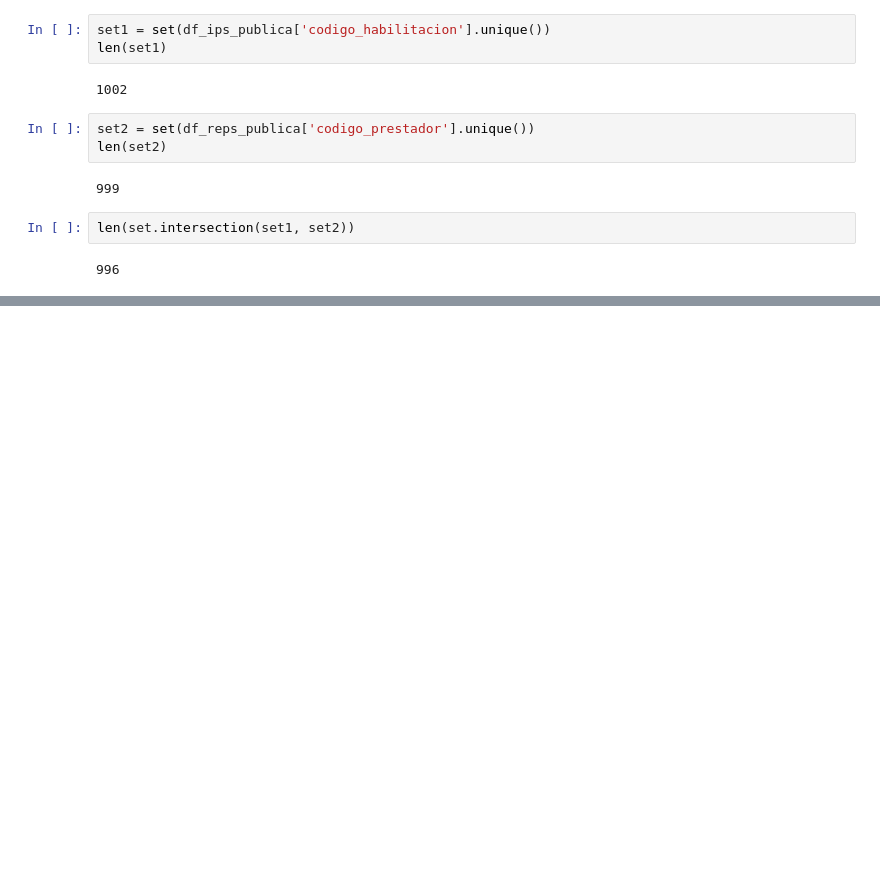
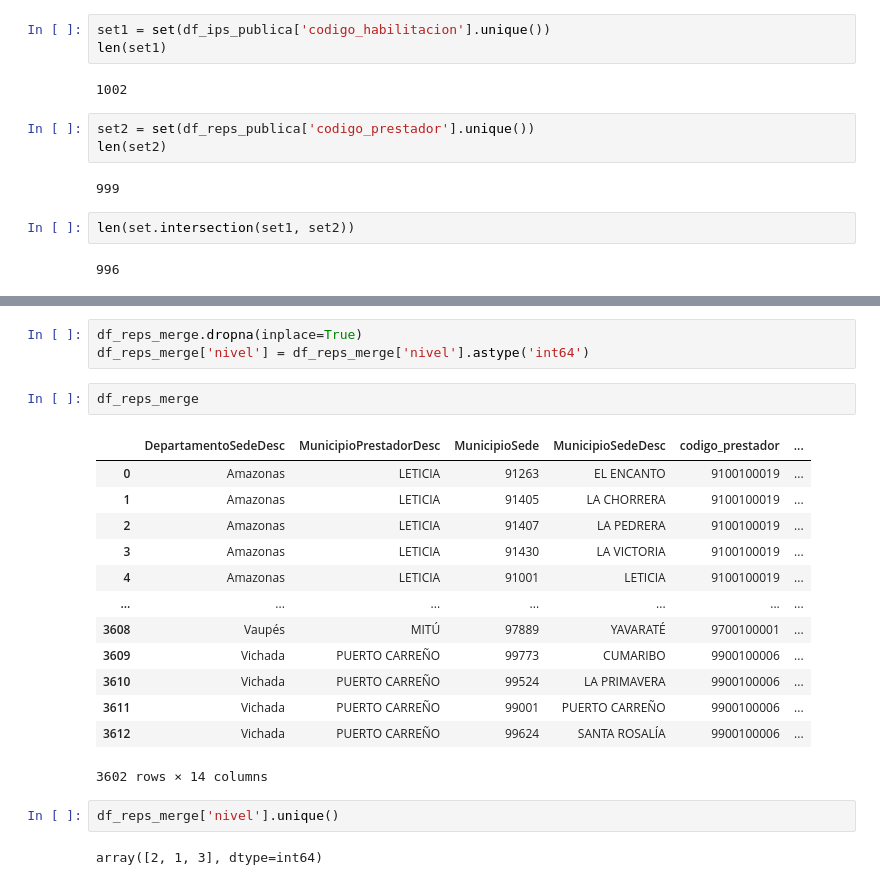
Before and after one commit to ProyectoDeGrado-2023-20/PG, a Jupyter notebook: Ideas/IPS/IPS_Nivel.ipynb, the cells around one changed output, grey strips where cells are left out. Saved outputs shown, nothing was run; the diff lists cells and outputs as text; blank space fills up the shorter version.

```diff
--- a/Ideas/IPS/IPS_Nivel.ipynb
+++ b/Ideas/IPS/IPS_Nivel.ipynb
@@ -284,0 +322,23 @@ len(set.intersection(set1, set2))
+# %%
+df_reps_merge.dropna(inplace=True)
+df_reps_merge['nivel'] = df_reps_merge['nivel'].astype('int64')
+# %%
+df_reps_merge
+# %% [output]
+|  | DepartamentoSedeDesc | MunicipioPrestadorDesc | MunicipioSede | MunicipioSedeDesc | codigo_prestador | ... |
+| 0 | Amazonas | LETICIA | 91263 | EL ENCANTO | 9100100019 | ... |
+| 1 | Amazonas | LETICIA | 91405 | LA CHORRERA | 9100100019 | ... |
+| 2 | Amazonas | LETICIA | 91407 | LA PEDRERA | 9100100019 | ... |
+| 3 | Amazonas | LETICIA | 91430 | LA VICTORIA | 9100100019 | ... |
+| 4 | Amazonas | LETICIA | 91001 | LETICIA | 9100100019 | ... |
+| ... | ... | ... | ... | ... | ... | ... |
+| 3608 | Vaupés | MITÚ | 97889 | YAVARATÉ | 9700100001 | ... |
+| 3609 | Vichada | PUERTO CARREÑO | 99773 | CUMARIBO | 9900100006 | ... |
+| 3610 | Vichada | PUERTO CARREÑO | 99524 | LA PRIMAVERA | 9900100006 | ... |
+| 3611 | Vichada | PUERTO CARREÑO | 99001 | PUERTO CARREÑO | 9900100006 | ... |
+| 3612 | Vichada | PUERTO CARREÑO | 99624 | SANTA ROSALÍA | 9900100006 | ... |
+3602 rows × 14 columns
+# %%
+df_reps_merge['nivel'].unique()
+# %% [output]
+array([2, 1, 3], dtype=int64)
```
Also changed, not shown: parts of 10 cells of this notebook.
